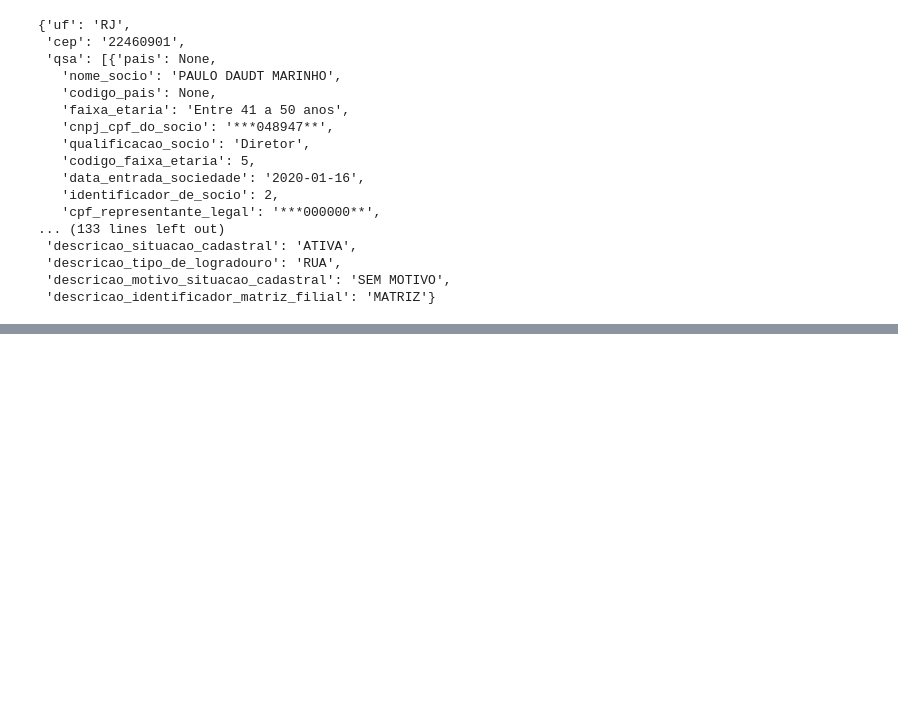
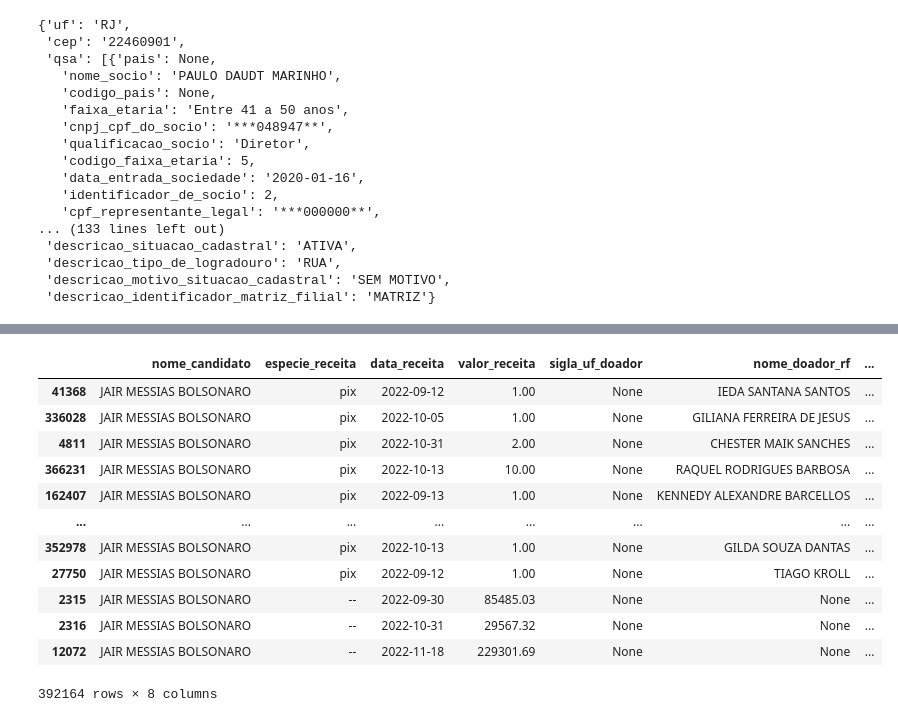
Before and after one commit to lucasthaynan/cartao_corporativo, a Jupyter notebook: cartao_corporativo_jair_bolsonaro_cruzametnos.ipynb, the cells around one changed output, grey strips where cells are left out. Saved outputs shown, nothing was run; the diff lists cells and outputs as text; code cells hidden in the pictures; blank space fills up the shorter version.

```diff
--- a/cartao_corporativo_jair_bolsonaro_cruzametnos.ipynb
+++ b/cartao_corporativo_jair_bolsonaro_cruzametnos.ipynb
@@ -3,6 +3,13 @@ import requests
 import pandas as pd
 from joblib import Parallel, delayed
 from tqdm import tqdm
+
+import basedosdados as bd
+import pandas as pd
+import plotly.express as px
+import numpy as np
+
+pd.set_option('display.max_columns', 500) # ampliar o limite de exibição das colunas para 500
 # %%
 df_dados = pd.read_csv("https://docs.google.com/spreadsheets/d/e/2PACX-1vTQvGH2nk_Mycr6sW2Mt0NEE404AVxtdEWrwNridewLdu9zcP_t0RAOOxihcj4XLobhg0oxuuoLwggg/pub?gid=1811600516&single=true&output=csv",
                       dtype = 'str')
@@ -281,0 +303,11 @@ response.json()
+# %%
+consulta_sql = """
+SELECT nome_candidato, especie_receita, data_receita, valor_receita, sigla_uf_doador, nome_doador_rf, numero_documento_doacao, cpf_cnpj_doador
+
+FROM `basedosdados.br_tse_eleicoes.receitas_candidato`
+
+WHERE nome_candidato = "JAIR MESSIAS BOLSONARO" AND ano = 2022
+
+"""
+
+df_consulta = bd.read_sql(consulta_sql, billing_project_id="dadostatu")
@@ -281,0 +323,16 @@ response.json()
+# %%
+df_consulta.sort_values("cpf_cnpj_doador")
+# %% [output]
+|  | nome_candidato | especie_receita | data_receita | valor_receita | sigla_uf_doador | nome_doador_rf | ... |
+| 41368 | JAIR MESSIAS BOLSONARO | pix | 2022-09-12 | 1.00 | None | IEDA SANTANA SANTOS | ... |
+| 336028 | JAIR MESSIAS BOLSONARO | pix | 2022-10-05 | 1.00 | None | GILIANA FERREIRA DE JESUS | ... |
+| 4811 | JAIR MESSIAS BOLSONARO | pix | 2022-10-31 | 2.00 | None | CHESTER MAIK SANCHES | ... |
+| 366231 | JAIR MESSIAS BOLSONARO | pix | 2022-10-13 | 10.00 | None | RAQUEL RODRIGUES BARBOSA | ... |
+| 162407 | JAIR MESSIAS BOLSONARO | pix | 2022-09-13 | 1.00 | None | KENNEDY ALEXANDRE BARCELLOS | ... |
+| ... | ... | ... | ... | ... | ... | ... | ... |
+| 352978 | JAIR MESSIAS BOLSONARO | pix | 2022-10-13 | 1.00 | None | GILDA SOUZA DANTAS | ... |
+| 27750 | JAIR MESSIAS BOLSONARO | pix | 2022-09-12 | 1.00 | None | TIAGO KROLL | ... |
+| 2315 | JAIR MESSIAS BOLSONARO | -- | 2022-09-30 | 85485.03 | None | None | ... |
+| 2316 | JAIR MESSIAS BOLSONARO | -- | 2022-10-31 | 29567.32 | None | None | ... |
+| 12072 | JAIR MESSIAS BOLSONARO | -- | 2022-11-18 | 229301.69 | None | None | ... |
+392164 rows × 8 columns
```
Also changed, not shown: parts of 10 cells of this notebook, 1 other file.
